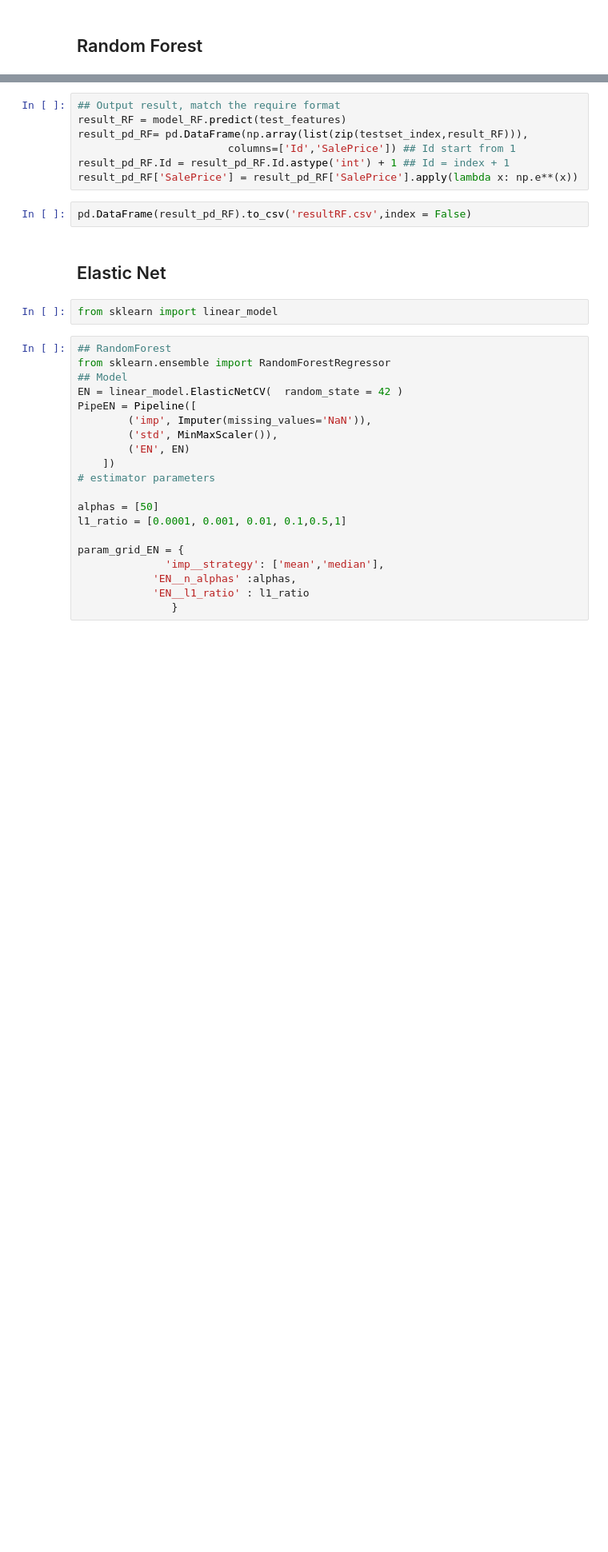
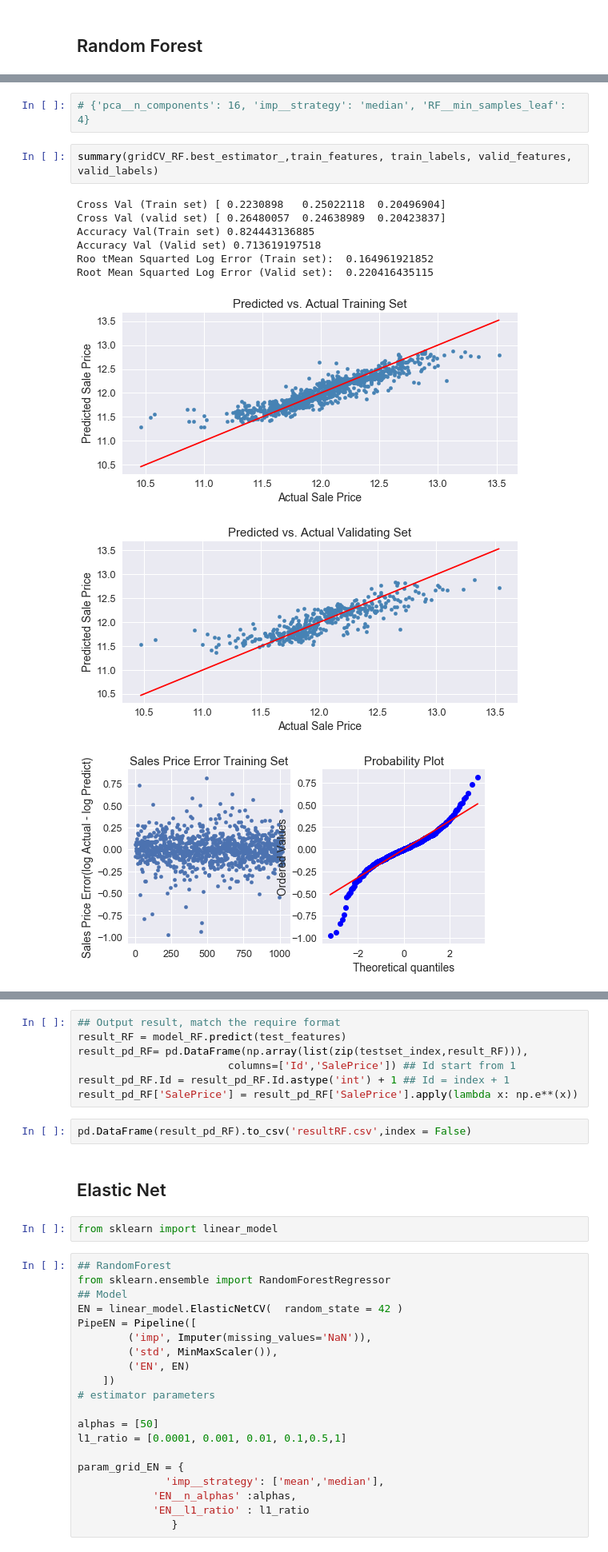
Before and after one commit to noklam/KaggleHousePricePrediction, a Jupyter notebook: Kaggle House Price Competition_Master.ipynb, the cells around one changed output, grey strips where cells are left out. Shown at 80% size. Drawn from its saved outputs; the diff is of its cells as text; blank space fills up the shorter version.

```diff
--- a/Kaggle House Price Competition_Master.ipynb
+++ b/Kaggle House Price Competition_Master.ipynb
@@ -422,0 +347,14 @@ print(gridCV_RF.best_params_)
+# %%
+# {'pca__n_components': 16, 'imp__strategy': 'median', 'RF__min_samples_leaf': 4}
+# %%
+summary(gridCV_RF.best_estimator_,train_features, train_labels, valid_features, valid_labels)
+# %% [output]
+Cross Val (Train set) [ 0.2230898   0.25022118  0.20496904]
+Cross Val (valid set) [ 0.26480057  0.24638989  0.20423837]
+Accuracy Val(Train set) 0.824443136885
+Accuracy Val (Valid set) 0.713619197518
+Roo tMean Squarted Log Error (Train set):  0.164961921852
+Root Mean Squarted Log Error (Valid set):  0.220416435115
+[figure, added]
+[figure, added]
+[figure, added]
```
Also changed, not shown: parts of 39 cells of this notebook, 5 other files.
